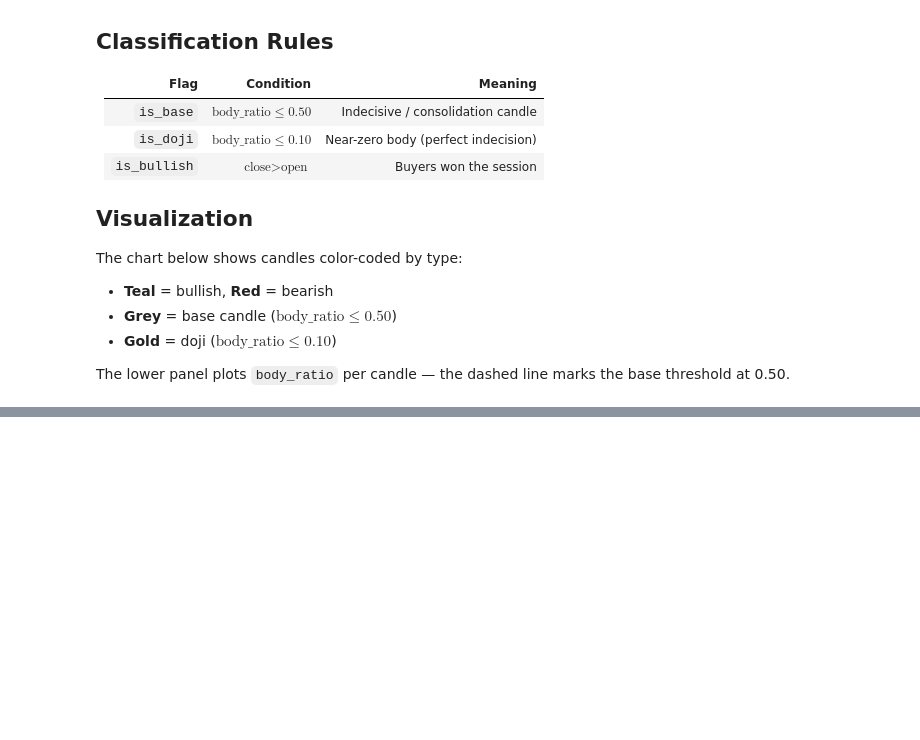
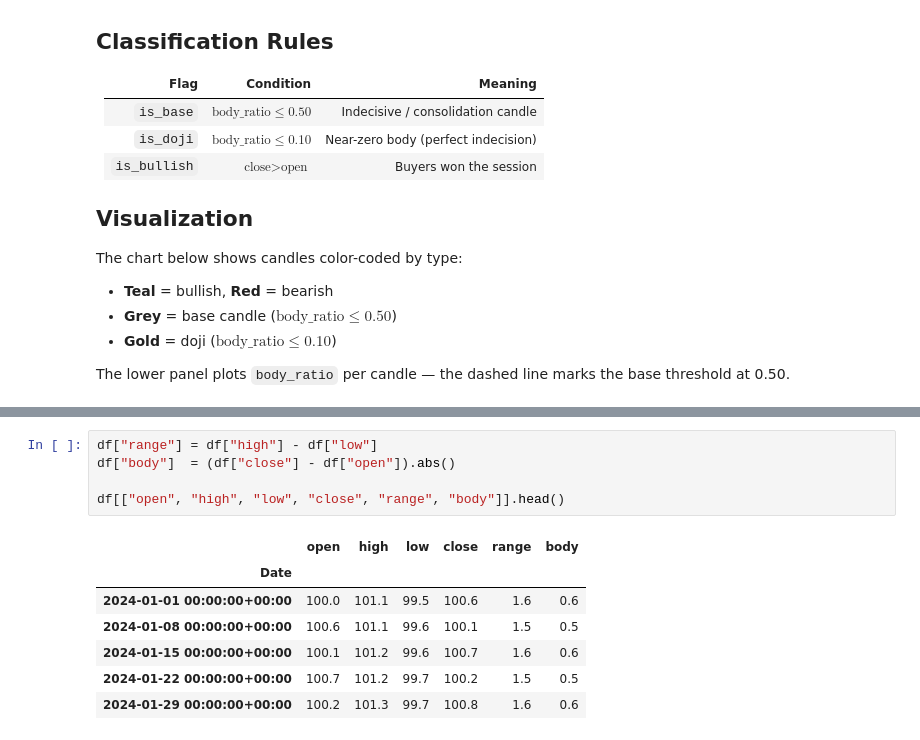
Before and after one commit to anabil-muthmercapital/S-D-learning, a Jupyter notebook: notebooks/02_candle_primitives.ipynb, the cells around one changed output, grey strips where cells are left out. Drawn from its saved outputs; the diff is of its cells as text; blank space fills up the shorter version.

```diff
--- a/notebooks/02_candle_primitives.ipynb
+++ b/notebooks/02_candle_primitives.ipynb
@@ -71,0 +66,13 @@ df.head(20)
+# %%
+df["range"] = df["high"] - df["low"]
+df["body"]  = (df["close"] - df["open"]).abs()
+
+df[["open", "high", "low", "close", "range", "body"]].head()
+# %% [output]
+|  | open | high | low | close | range | body |
+| Date |  |  |  |  |  |  |
+| 2024-01-01 00:00:00+00:00 | 100.0 | 101.1 | 99.5 | 100.6 | 1.6 | 0.6 |
+| 2024-01-08 00:00:00+00:00 | 100.6 | 101.1 | 99.6 | 100.1 | 1.5 | 0.5 |
+| 2024-01-15 00:00:00+00:00 | 100.1 | 101.2 | 99.6 | 100.7 | 1.6 | 0.6 |
+| 2024-01-22 00:00:00+00:00 | 100.7 | 101.2 | 99.7 | 100.2 | 1.5 | 0.5 |
+| 2024-01-29 00:00:00+00:00 | 100.2 | 101.3 | 99.7 | 100.8 | 1.6 | 0.6 |
```
Also changed, not shown: parts of 15 cells of this notebook, 9 other files.
